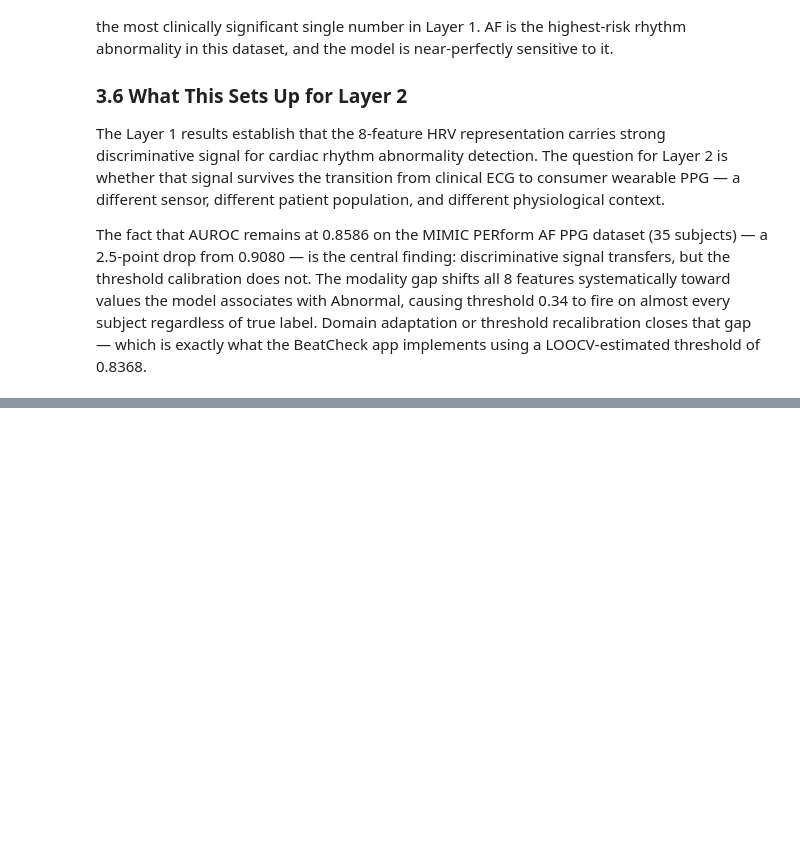
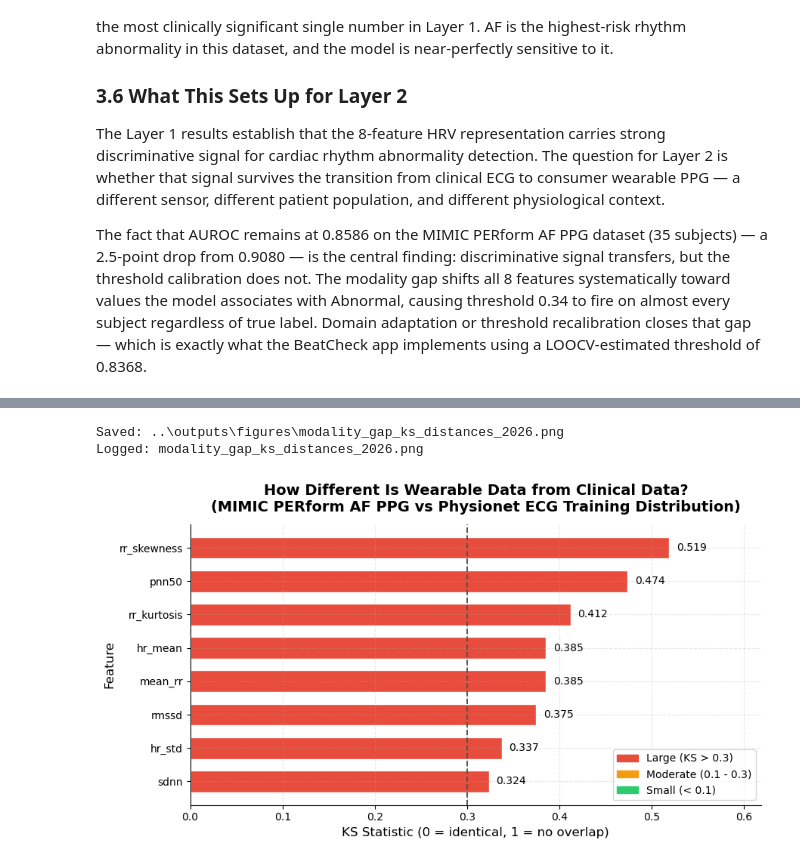
Before and after one commit to Lucas-sam93/ga-capstone-heartbeat-or-noise, a Jupyter notebook: notebooks/06_technical_report.ipynb, the cells around one changed output, grey strips where cells are left out. Drawn from its saved outputs; the diff is of its cells as text; code cells hidden in the pictures; blank space fills up the shorter version.

```diff
--- a/notebooks/06_technical_report.ipynb
+++ b/notebooks/06_technical_report.ipynb
@@ -1220,0 +1510,65 @@ The fact that AUROC remains at 0.8586 on the MIMIC PERform AF PPG dataset (35 su
+# %%
+# Cell 14  --  Figure 10: Modality Gap KS Distances (MIMIC vs Physionet)
+# Calls: no src/ modules
+# Input:  outputs/layer2/gap_quantification_mimic.csv
+# Output: outputs/figures/modality_gap_ks_distances_2026.png
+
+import pandas as pd
+import matplotlib.pyplot as plt
+import matplotlib.patches as mpatches
+import os
+
+gq = pd.read_csv(os.path.join("..", "outputs", "layer2", "gap_quantification_mimic.csv"))
+gq = gq.sort_values("ks_statistic", ascending=True).reset_index(drop=True)
+
+# Colour by magnitude band
+def ks_colour(ks):
+    if ks >= 0.3:
+        return "#e74c3c"   # large -- red
+    elif ks >= 0.1:
+        return "#f39c12"   # moderate -- orange
+    else:
+        return "#2ecc71"   # small -- green
+
+colours = [ks_colour(v) for v in gq["ks_statistic"]]
+
+fig, ax = plt.subplots(figsize=(9, 5))
+bars = ax.barh(gq["feature"], gq["ks_statistic"], color=colours, edgecolor="white", height=0.65)
+
+# Reference line at KS = 0.3
+ax.axvline(x=0.3, color="#555555", linestyle="--", linewidth=1.4, label="KS = 0.3 (large gap threshold)")
+
+# Annotate values
+for bar, val in zip(bars, gq["ks_statistic"]):
+    ax.text(val + 0.008, bar.get_y() + bar.get_height() / 2,
+            f"{val:.3f}", va="center", ha="left", fontsize=10)
+
+legend_patches = [
+    mpatches.Patch(color="#e74c3c", label="Large (KS > 0.3)"),
+    mpatches.Patch(color="#f39c12", label="Moderate (0.1 - 0.3)"),
+    mpatches.Patch(color="#2ecc71", label="Small (< 0.1)"),
+]
+ax.legend(handles=legend_patches, fontsize=10, loc="lower right")
+
+ax.set_xlabel("KS Statistic (0 = identical, 1 = no overlap)", fontsize=12)
+ax.set_ylabel("Feature", fontsize=12)
+ax.set_title("How Different Is Wearable Data from Clinical Data?\n(MIMIC PERform AF PPG vs Physionet ECG Training Distribution)", fontsize=14, fontweight="bold", pad=12)
+ax.tick_params(axis="both", labelsize=10)
+ax.set_xlim(0, gq["ks_statistic"].max() + 0.1)
+ax.spines["top"].set_visible(False)
+ax.spines["right"].set_visible(False)
+plt.tight_layout()
+
+save_and_log(
+    fig,
+    "modality_gap_ks_distances_2026.png",
+    "KS distances for all 8 features -- MIMIC PERform AF vs Physionet ECG training distribution",
+    "06_technical_report.ipynb",
+    "Cell 14",
+    "Modality Gap Analysis"
+)
+plt.show()
+# %% [output]
+Saved: ..\outputs\figures\modality_gap_ks_distances_2026.png
+Logged: modality_gap_ks_distances_2026.png
+[figure, added]
```
Also changed, not shown: parts of 25 cells of this notebook, 20 other files.
